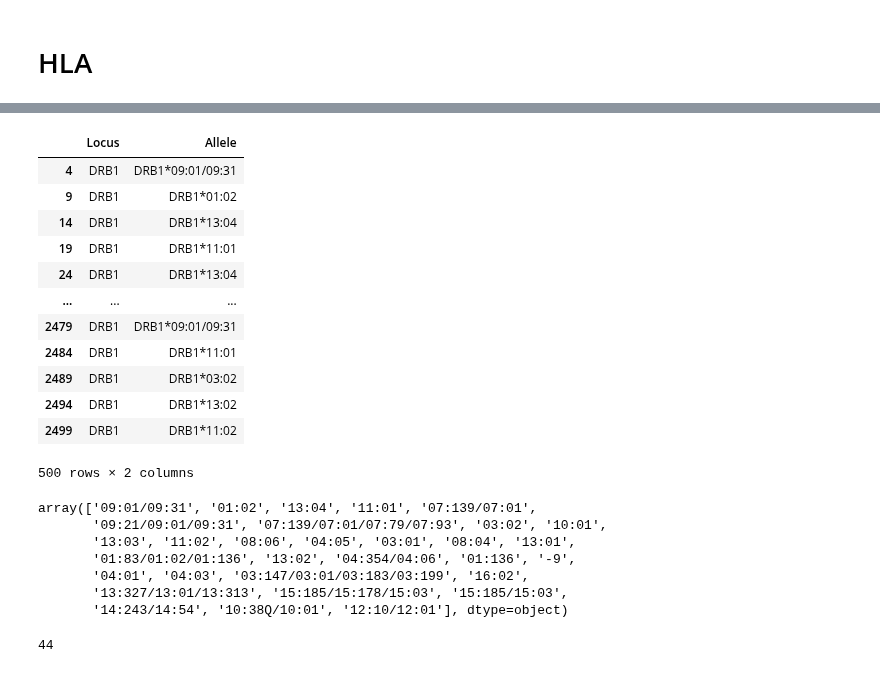
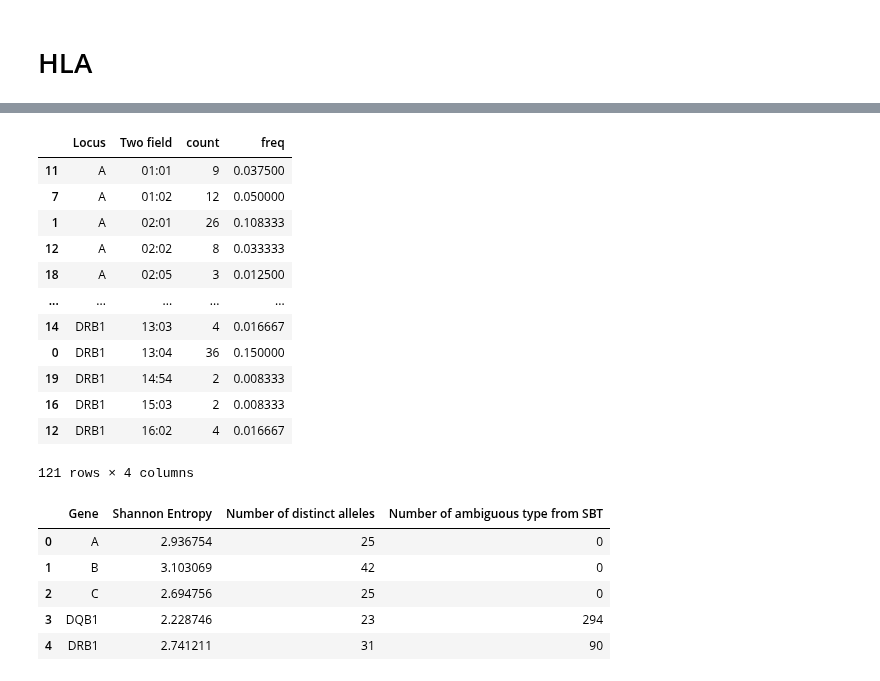
Before and after one commit to Suuuuuuuus/LCWGS_pipeline, a Jupyter notebook: scripts/notebooks/lcwgs_tmp.ipynb, the cells around one changed output, grey strips where cells are left out. Cells and saved outputs as stored; diff of their text form; code cells hidden in the pictures.

```diff
--- a/scripts/notebooks/lcwgs_tmp.ipynb
+++ b/scripts/notebooks/lcwgs_tmp.ipynb
@@ -487,33 +313,52 @@ print(p)
+# %%
+panel = pd.read_csv('/well/band/users/rbx225/GAMCC/results/hla/imputation/ref_panel/auxiliary_files/20181129_HLA_types_full_1000_Genomes_Project_panel.txt', sep = '\t')
+
+region = 'AFR'
+population = 'GWD'
+
+if region is not None:
+    panel = panel[panel['Region'] == region]
+if population is not None:
+     panel = panel[panel['Population'] == population]
+
+lst = []
+for l in HLA_GENES:
+    tmp = pd.concat([panel['HLA-' + l + ' 1'], panel['HLA-' + l + ' 2']]).reset_index().rename(columns = {0: 'Two field'})
+
+    tmp = tmp['Two field'].value_counts().reset_index()
+    tmp['Locus'] = l
+    tmp = tmp[['Locus', 'Two field', 'count']].sort_values(by = 'Two field')
+    tmp['freq'] = tmp['count']/tmp['count'].sum()
+    lst.append(tmp)
+
+oneKG = pd.concat(lst)
+# N = oneKG['count'].sum()/len(HLA_GENES)
+# oneKG['freq'] = oneKG['count']/N
+oneKG
+# %% [output]
+|  | Locus | Two field | count | freq |
+| 11 | A | 01:01 | 9 | 0.037500 |
+| 7 | A | 01:02 | 12 | 0.050000 |
+| 1 | A | 02:01 | 26 | 0.108333 |
+| 12 | A | 02:02 | 8 | 0.033333 |
+| 18 | A | 02:05 | 3 | 0.012500 |
+| ... | ... | ... | ... | ... |
+| 14 | DRB1 | 13:03 | 4 | 0.016667 |
+| 0 | DRB1 | 13:04 | 36 | 0.150000 |
+| 19 | DRB1 | 14:54 | 2 | 0.008333 |
+| 16 | DRB1 | 15:03 | 2 | 0.008333 |
+| 12 | DRB1 | 16:02 | 4 | 0.016667 |
+121 rows × 4 columns
 # %%
 hla = lcwgsus.read_hla_direct_sequencing()
 hla_alleles_df = lcwgsus.gather_hla_alleles(hla)
-drb1 = hla_alleles_df[hla_alleles_df['Locus'] == 'DRB1']
-drb1
+
+summary = lcwgsus.calculate_hla_entropy(hla_alleles_df)
+summary
 # %% [output]
-|  | Locus | Allele |
-| 4 | DRB1 | DRB1*09:01/09:31 |
-| 9 | DRB1 | DRB1*01:02 |
-| 14 | DRB1 | DRB1*13:04 |
-| 19 | DRB1 | DRB1*11:01 |
-| 24 | DRB1 | DRB1*13:04 |
-| ... | ... | ... |
-| 2479 | DRB1 | DRB1*09:01/09:31 |
-| 2484 | DRB1 | DRB1*11:01 |
-| 2489 | DRB1 | DRB1*03:02 |
-| 2494 | DRB1 | DRB1*13:02 |
-| 2499 | DRB1 | DRB1*11:02 |
+|  | Gene | Shannon Entropy | Number of distinct alleles | Number of ambiguous type from SBT |
+| 0 | A | 2.936754 | 25 | 0 |
+| 1 | B | 3.103069 | 42 | 0 |
+| 2 | C | 2.694756 | 25 | 0 |
+| 3 | DQB1 | 2.228746 | 23 | 294 |
+| 4 | DRB1 | 2.741211 | 31 | 90 |
-500 rows × 2 columns
-# %%
-drb1['Allele'].str.split('*').str.get(1).unique()
-# %% [output]
-array(['09:01/09:31', '01:02', '13:04', '11:01', '07:139/07:01',
-       '09:21/09:01/09:31', '07:139/07:01/07:79/07:93', '03:02', '10:01',
-       '13:03', '11:02', '08:06', '04:05', '03:01', '08:04', '13:01',
-       '01:83/01:02/01:136', '13:02', '04:354/04:06', '01:136', '-9',
-       '04:01', '04:03', '03:147/03:01/03:183/03:199', '16:02',
-       '13:327/13:01/13:313', '15:185/15:178/15:03', '15:185/15:03',
-       '14:243/14:54', '10:38Q/10:01', '12:10/12:01'], dtype=object)
-# %%
-counts[hla_type]
-# %% [output]
-44
```
Also changed, not shown: parts of 26 cells of this notebook.
